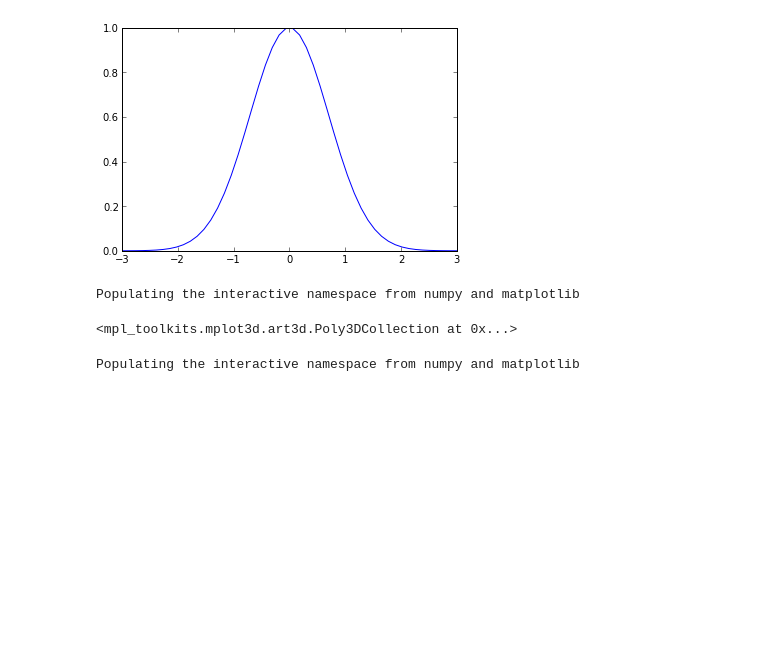
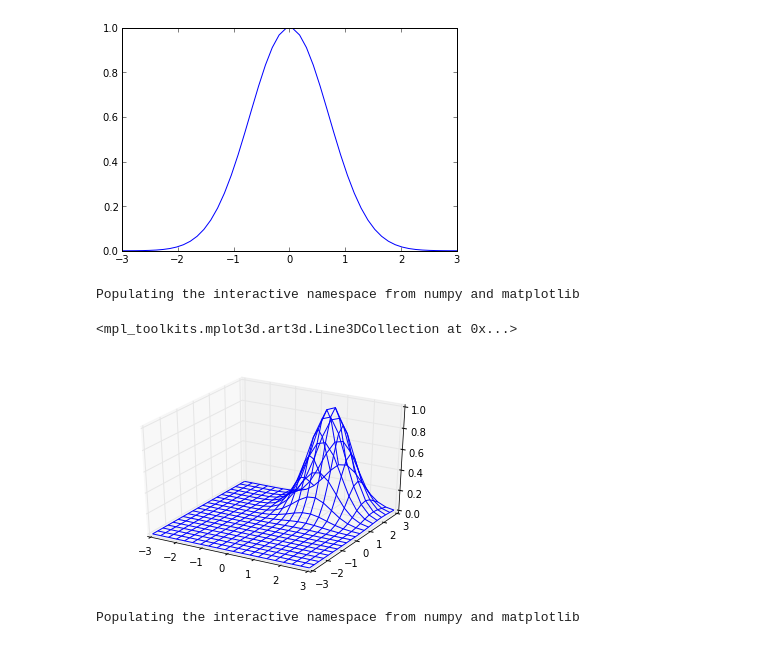
Before and after one commit to mrcinv/nummat, a Jupyter notebook: vaja2.ipynb, the cells around one changed output. Cells and saved outputs as stored; diff of their text form; code cells hidden in the pictures; blank space fills up the shorter version.

```diff
--- a/vaja2.ipynb
+++ b/vaja2.ipynb
@@ -44,21 +44,22 @@ plot(x,exp(-x**2))
 [<matplotlib.lines.Line2D at 0x...>]
 [figure]
 # %%
-%pylab qt
+%pylab inline
 #narišimo graf RBF centrirane v (1,2) na kvadratu [-3,3]^2
 from mpl_toolkits.mplot3d import Axes3D
 fig = figure()
 fig.clear()
 ax = fig.gca(projection='3d')
 # use ax.plot_surface to plot the surface
 x = linspace(-3,3,20)
 y = x
 X, Y = meshgrid(x,y)
 Z = exp(-(X-1)**2-(Y-2)**2)
-ax.plot_surface(X,Y,Z)
+ax.plot_wireframe(X,Y,Z)
 # %% [output]
 Populating the interactive namespace from numpy and matplotlib
-<mpl_toolkits.mplot3d.art3d.Poly3DCollection at 0x...>
+<mpl_toolkits.mplot3d.art3d.Line3DCollection at 0x...>
+[figure, added]
 # %%
 %pylab inline
 # Kaj dobimo, če dve radialni funkciji seštejemo
```
Also changed, not shown: parts of 13 cells of this notebook, 1 other file.
